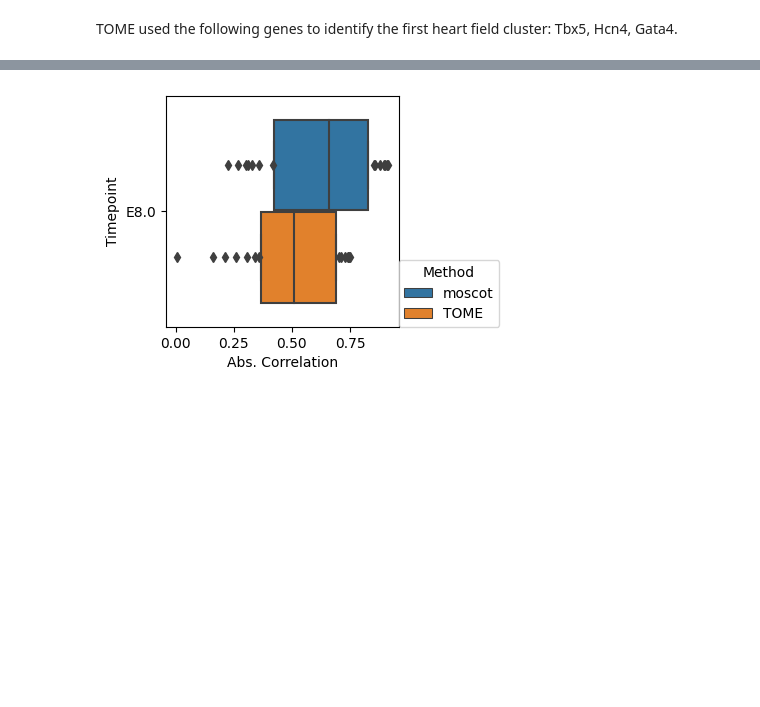
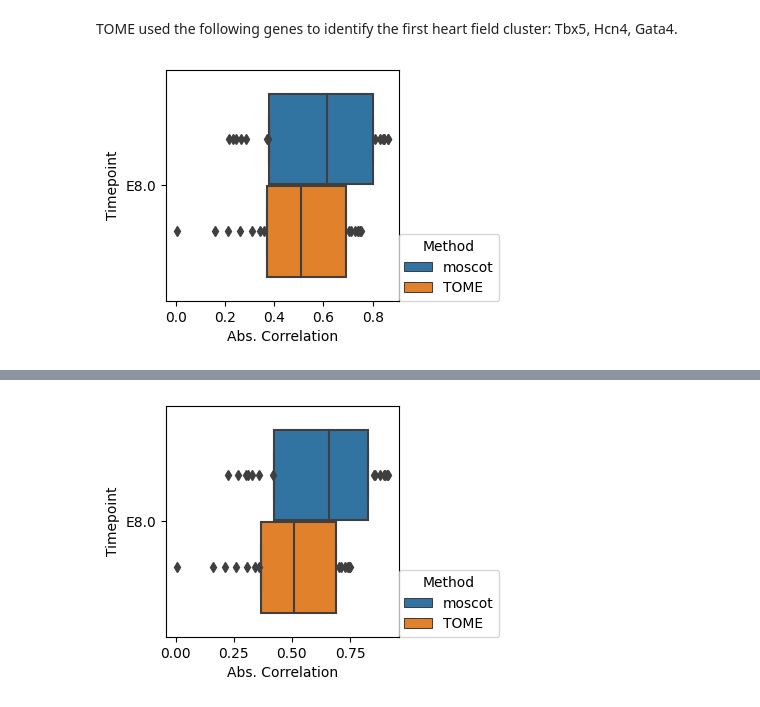
Before and after one commit to theislab/moscot-framework_reproducibility, a Jupyter notebook: notebooks/time/mouse_temporal/2a_Python_notebooks/Validation/Driver_gene_correlations/MG_06-29-2022_First_heart_field.ipynb, the cells around one changed output, grey strips where cells are left out. Drawn from its saved outputs; the diff is of its cells as text; code cells hidden in the pictures; blank space fills up the shorter version.

Commit message:
Small update on cell cylce gene correlations

```diff
--- a/notebooks/time/mouse_temporal/2a_Python_notebooks/Validation/Driver_gene_correlations/MG_06-29-2022_First_heart_field.ipynb
+++ b/notebooks/time/mouse_temporal/2a_Python_notebooks/Validation/Driver_gene_correlations/MG_06-29-2022_First_heart_field.ipynb
@@ -21,8 +23,8 @@ i=11
 ts0=ts[i]
 ts1=ts[i+1]
 # %%
-gT=np.load(f"{Path}/TOME_transport_maps/{ts0}_{ct}_pull.npy", allow_pickle=True)
-gM=np.load(f"{Path}/moscot_maps/{ts0}_{ct}_pull.npy", allow_pickle=True)
+gT=np.load(f"{Path}/TOME_transport_maps/{ts0}_{ct}_pull2.npy", allow_pickle=True)
+gM=np.load(f"{Path}/moscot_maps/{ts0}_{ct}_pull2.npy", allow_pickle=True)
 # %% [markdown]
 # Correlation for curated genes
 # %% [markdown]
@@ -72,6 +74,9 @@ genes=[a for a in set(genes)]
 # %%
 adata=sc.read(f"{Path}/anndatas/scVI_anndatas/scvi_adata_{ts0}.h5ad")
 adata.var.index=list(adata.var['gene_names'])
+# %%
+ExE_cell_types=['Embryonic visceral endoderm', 'Extraembryonic visceral endoderm', 'Parietal endoderm', 'Extraembryonic ectoderm', 'Primitive erythroid cells', 'Blood progenitors']
+adata=adata[~adata.obs['cell_type'].isin(ExE_cell_types)].copy()
 # %%
 #genes=list(adata.var['gene_names'])
 # %%
@@ -111,3 +116,10 @@ for gene in genes_selected:
         DF=pd.concat([DF, dfM,dfT])
 DF['Abs. Correlation']=abs(DF['Correlation'])
 DF.index=np.arange(len(DF))
+# %%
+fig, ax = plt.subplots(ncols=1, figsize=(3, 3))
+g=sns.boxplot(data=DF, x="Abs. Correlation", y="Timepoint", hue='Method', showfliers=True,
+               showmeans=False,  whis=[100,0], ax=ax)
+sns.move_legend(g,(1,0))
+# %% [output]
+[figure, added]
```
Also changed, not shown: parts of 3 cells of this notebook, 15 other files.
